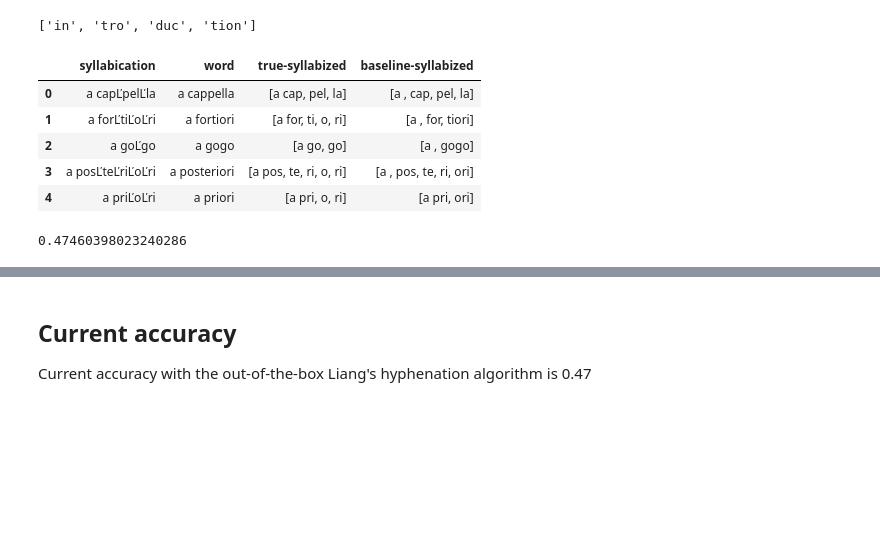
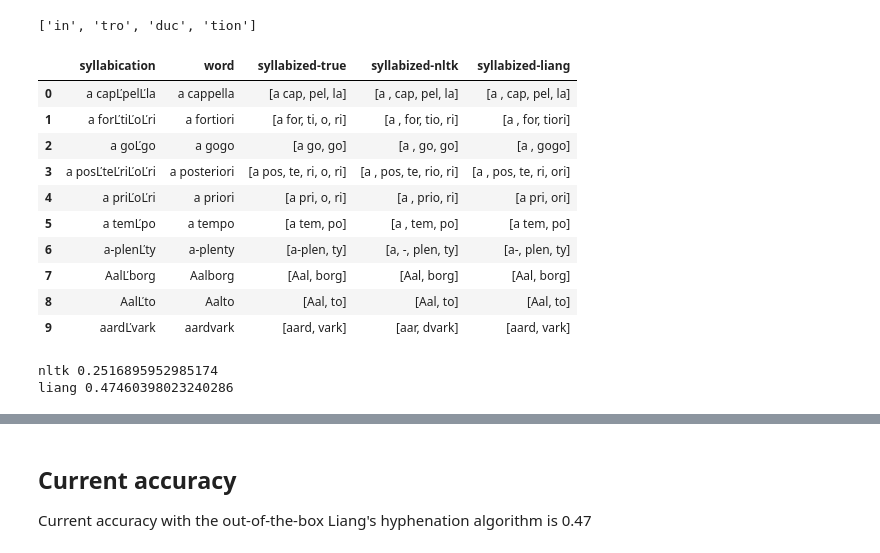
Before and after one commit to TeemuKoivisto/deep-learning-syllabication, a Jupyter notebook: notebooks/nlp-project.ipynb, the cells around one changed output, grey strips where cells are left out. Cells and saved outputs as stored; diff of their text form; code cells hidden in the pictures; blank space fills up the shorter version.

Commit message:
Add nltk syllabications

```diff
--- a/notebooks/nlp-project.ipynb
+++ b/notebooks/nlp-project.ipynb
@@ -27,6 +37,8 @@ from nltk.corpus import cmudict
 from typing import Callable, List, Optional
 
 pronunciations = cmudict.dict()
+
+SSP = SyllableTokenizer()
 # %% [output]
 [nltk_data] Downloading package cmudict to /Users/teemu/nltk_data...
 [nltk_data]   Package cmudict is already up-to-date!
@@ -45,31 +57,47 @@ def repl(x):
         return str(x)
     return x.replace(h, '')
 
-def syllabize(x):
+def syllabize_true(x):
     if type(x) == float:
         return [str(x)]
     return x.split(h)
 
-def hyphenate(x):
+def syllabize_nltk(x):
+    #if type(x) == float:
+    #    return [str(x)]
+    return SSP.tokenize(x)
+
+def syllabize_liang(x):
     return hyphenate_word(x)
 
 data["word"] = data["syllabication"].apply(repl)
-data["true-syllabized"] = data["syllabication"].apply(syllabize)
-data["baseline-syllabized"] = data["word"].apply(hyphenate)
+data["syllabized-true"] = data["syllabication"].apply(syllabize_true)
+data["syllabized-nltk"] = data["word"].apply(syllabize_nltk)
+data["syllabized-liang"] = data["word"].apply(syllabize_liang)
 # %%
 data.to_csv('data.csv', index=False)
 # %%
-data.head(5)
+data.head(10)
 # %% [output]
-|  | syllabication | word | true-syllabized | baseline-syllabized |
-| 0 | a capĽpelĽla | a cappella | [a cap, pel, la] | [a , cap, pel, la] |
-| 1 | a forĽtiĽoĽri | a fortiori | [a for, ti, o, ri] | [a , for, tiori] |
-| 2 | a goĽgo | a gogo | [a go, go] | [a , gogo] |
-| 3 | a posĽteĽriĽoĽri | a posteriori | [a pos, te, ri, o, ri] | [a , pos, te, ri, ori] |
-| 4 | a priĽoĽri | a priori | [a pri, o, ri] | [a pri, ori] |
+|  | syllabication | word | syllabized-true | syllabized-nltk | syllabized-liang |
+| 0 | a capĽpelĽla | a cappella | [a cap, pel, la] | [a , cap, pel, la] | [a , cap, pel, la] |
+| 1 | a forĽtiĽoĽri | a fortiori | [a for, ti, o, ri] | [a , for, tio, ri] | [a , for, tiori] |
+| 2 | a goĽgo | a gogo | [a go, go] | [a , go, go] | [a , gogo] |
+| 3 | a posĽteĽriĽoĽri | a posteriori | [a pos, te, ri, o, ri] | [a , pos, te, rio, ri] | [a , pos, te, ri, ori] |
+| 4 | a priĽoĽri | a priori | [a pri, o, ri] | [a , prio, ri] | [a pri, ori] |
+| 5 | a temĽpo | a tempo | [a tem, po] | [a , tem, po] | [a tem, po] |
+| 6 | a-plenĽty | a-plenty | [a-plen, ty] | [a, -, plen, ty] | [a-, plen, ty] |
+| 7 | AalĽborg | Aalborg | [Aal, borg] | [Aal, borg] | [Aal, borg] |
+| 8 | AalĽto | Aalto | [Aal, to] | [Aal, to] | [Aal, to] |
+| 9 | aardĽvark | aardvark | [aard, vark] | [aar, dvark] | [aard, vark] |
 # %%
-corr = sum(data["true-syllabized"] == data["baseline-syllabized"])
-acc = corr / len(data)
-print(acc)
+def accuracy(col):
+    corr = sum(data["syllabized-true"] == data[col])
+    acc = corr / len(data)
+    return acc
+
+print('nltk', accuracy('syllabized-nltk'))
+print('liang', accuracy('syllabized-liang'))
 # %% [output]
-0.47460398023240286
+nltk 0.2516895952985174
+liang 0.47460398023240286
```
Also changed, not shown: parts of 19 cells of this notebook, 1 other file.
